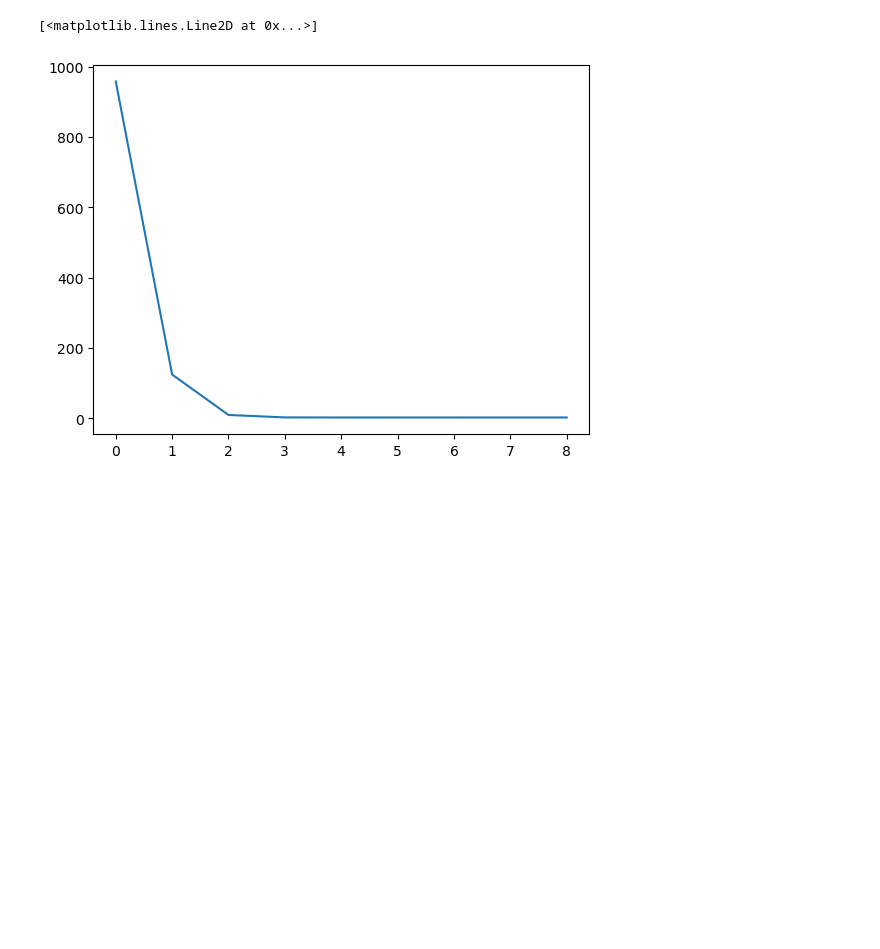
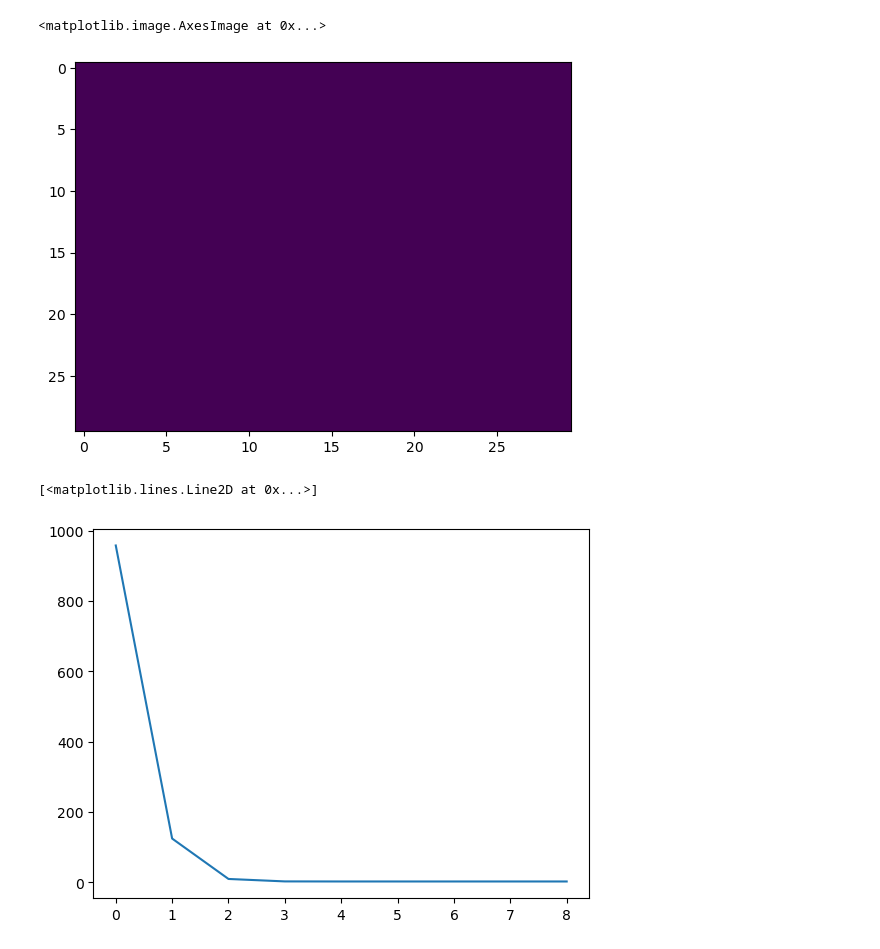
Before and after one commit to Fluvial-UMass/swot-ml, a Jupyter notebook: notebooks/Transformer_synthetic_test.ipynb, the cells around one changed output. Drawn from its saved outputs; the diff is of its cells as text; code cells hidden in the pictures; blank space fills up the shorter version.

```diff
--- a/notebooks/Transformer_synthetic_test.ipynb
+++ b/notebooks/Transformer_synthetic_test.ipynb
@@ -248,41 +270,28 @@ print(human_readable_size(n_params*4))
 # %%
-# Configuration
-num_samples = 1000
-sequence_length = 30
-daily_in_size = config["daily_in_size"]
-irregular_in_size = config["irregular_in_size"]
-static_in_size = config["static_in_size"]
-p_missing_data = 0.9
-
 # Generate synthetic data
 np.random.seed(42)
-daily_data = np.random.rand(num_samples, sequence_length, daily_in_size).astype(np.float32)
-irregular_data = np.random.rand(num_samples, sequence_length, irregular_in_size).astype(np.float32)
-position_ids = np.tile(np.arange(sequence_length), (num_samples, 1)).astype(np.int32)
+daily_data = np.random.rand(num_samples, daily_size).astype(np.float32)
+irregular_data = np.random.rand(num_samples, irregular_size).astype(np.float32)
 static_data = np.random.rand(num_samples, static_in_size).astype(np.float32)
 targets = (
-    0.5 * np.sum(daily_data, axis=(1, 2)) +
-    0.3 * np.sum(irregular_data, axis=(1, 2)) +
+    0.5 * np.sum(daily_data, axis=1) +
+    0.3 * np.sum(irregular_data, axis=1) +
     0.2 * np.sum(static_data, axis=1)# +
     # np.random.normal(0, 0.01, num_samples)  # Add some noise
 ).reshape(num_samples, 1).astype(np.float32)
 
 # Now delete some data from irregular
-mask = np.random.rand(*irregular_data.shape[:2]) > p_missing_data
-# Broadcast the mask along the features axis
-mask = mask[..., np.newaxis]
-irregular_data = irregular_data * mask
+valid_mask = np.random.rand(num_samples) > p_missing_data
+irregular_data[~valid_mask,:] = 0
 
 # Convert to JAX arrays
 daily_data = jnp.array(daily_data)
 irregular_data = jnp.array(irregular_data)
-position_ids = jnp.array(position_ids)
 static_data = jnp.array(static_data)
 targets = jnp.array(targets)
 
 print("Hydrology data shape:", daily_data.shape)
 print("Satellite data shape:", irregular_data.shape)
-print("Position IDs shape:", position_ids.shape)
 print("Static data shape:", static_data.shape)
 print("Targets shape:", targets.shape)
 # %% [output]
@@ -359,3 +367,15 @@ KeyboardInterrupt:
+# %%
+base_mask = batch['mask'][0]
+
+irregular_mask = jnp.tile(base_mask, (sequence_length, 1))
+daily_mask = jnp.ones_like(irregular_mask)
+
+multihead_mask = jnp.stack([irregular_mask, daily_mask], axis=0)
+
+plt.imshow(multihead_mask[1], aspect='auto')
+# %% [output]
+<matplotlib.image.AxesImage at 0x...>
+[figure, added]
 # %%
 import matplotlib.pyplot as plt
 
```
Also changed, not shown: parts of 4 cells of this notebook, 4 other files.
